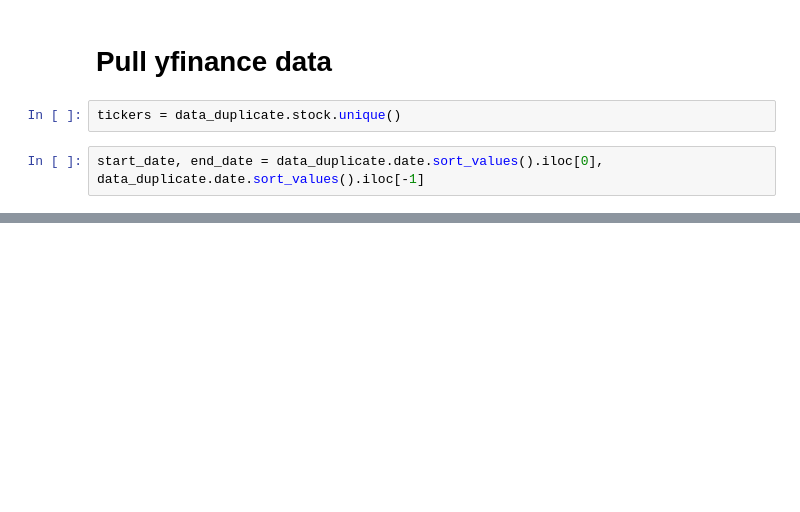
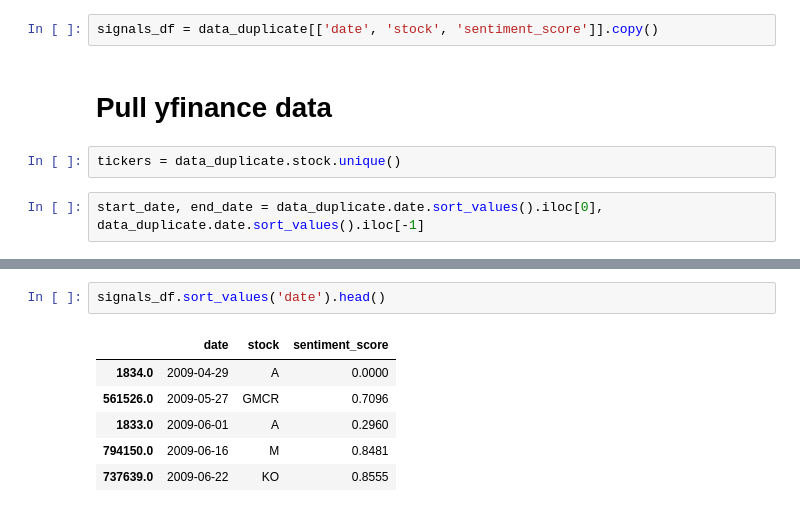
Before and after one commit to weijiesim/qf209-nlp-project, a Jupyter notebook: qf209_nlp_project.ipynb, the cells around one changed output, grey strips where cells are left out. Saved outputs shown, nothing was run; the diff lists cells and outputs as text; blank space fills up the shorter version.

```diff
--- a/qf209_nlp_project.ipynb
+++ b/qf209_nlp_project.ipynb
@@ -109,3 +279,5 @@ data_duplicate.info()
+# %%
+signals_df = data_duplicate[['date', 'stock', 'sentiment_score']].copy()
 # %% [markdown]
 # Pull yfinance data
 # %%
@@ -140,0 +323,9 @@ data
+# %%
+signals_df.sort_values('date').head()
+# %% [output]
+|  | date | stock | sentiment_score |
+| 1834.0 | 2009-04-29 | A | 0.0000 |
+| 561526.0 | 2009-05-27 | GMCR | 0.7096 |
+| 1833.0 | 2009-06-01 | A | 0.2960 |
+| 794150.0 | 2009-06-16 | M | 0.8481 |
+| 737639.0 | 2009-06-22 | KO | 0.8555 |
```
Also changed, not shown: parts of 38 cells of this notebook.
